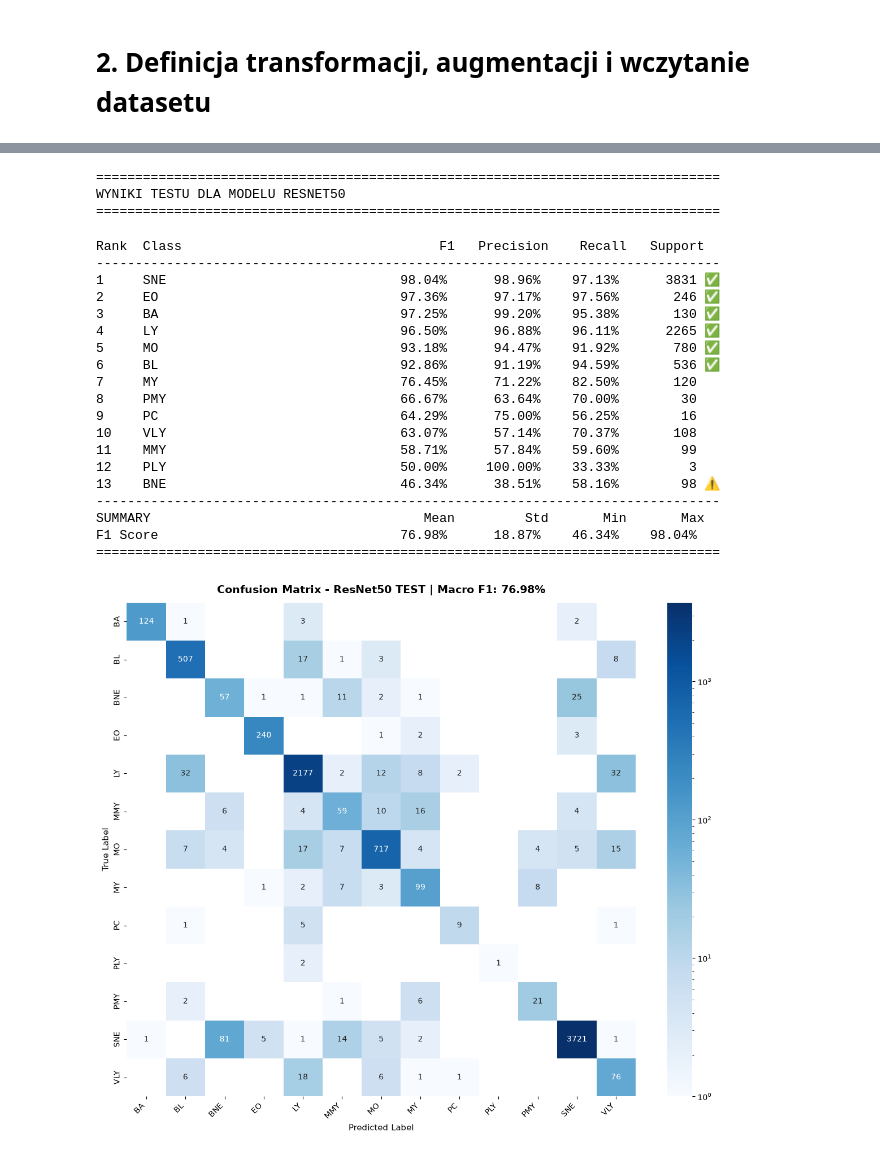
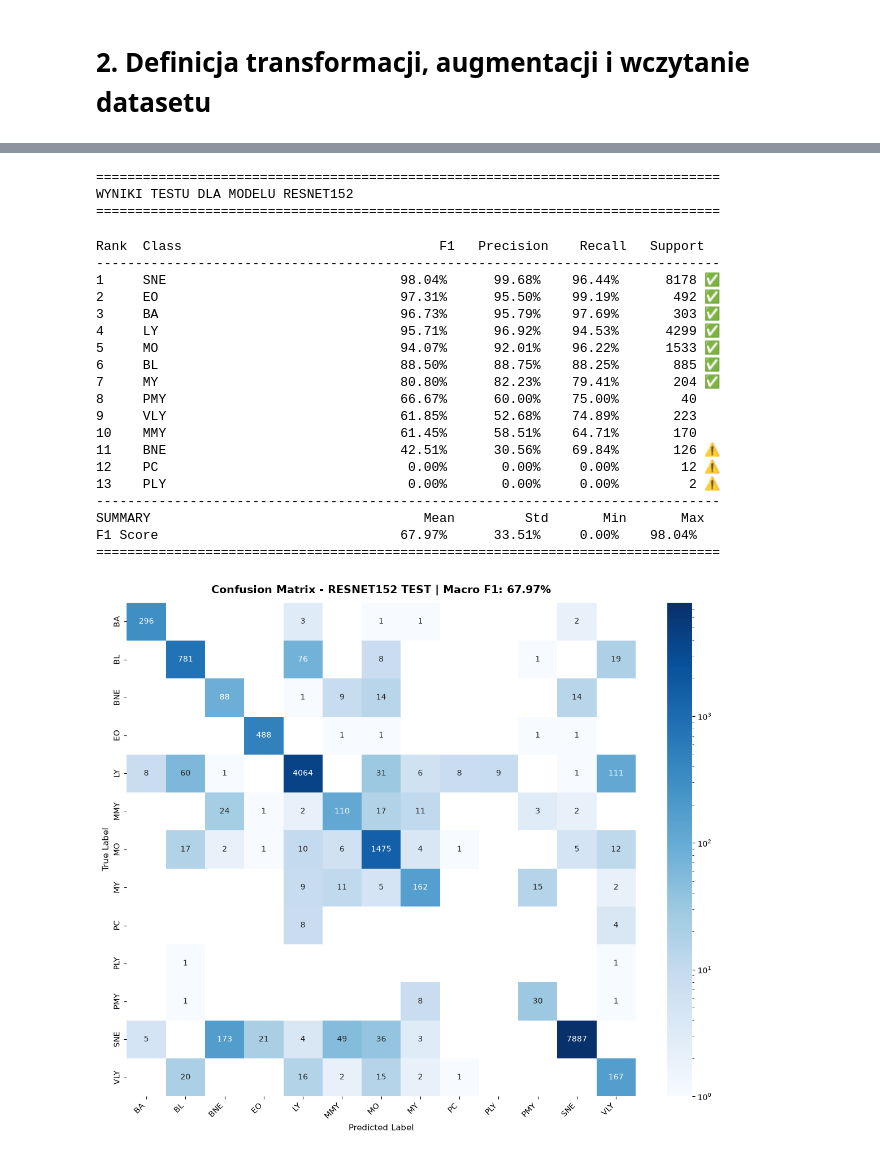
Before and after one commit to Rafitooo/AplikacjaWspomagajacaRozpoznawanieTypowKomorekKrwiNaPodstawieZdjecMikroskopowych, a Jupyter notebook: src/training.ipynb, the cells around one changed output, grey strips where cells are left out. Saved outputs shown, nothing was run; the diff lists cells and outputs as text; code cells hidden in the pictures.

Commit message:
Aktualizacja aplikacji, modeli ResNet i dokumentacji

```diff
--- a/src/training.ipynb
+++ b/src/training.ipynb
@@ -5,12 +5,14 @@ import torch
 import torch.nn as nn
 import torch.nn.functional as F
 import torch.optim as optim
-from torch.utils.data import DataLoader
+from torch.utils.data import DataLoader, WeightedRandomSampler,ConcatDataset
 from torchvision import datasets, transforms
 import os
 import torchvision.models as models
 import time
-from sklearn.metrics import f1_score, balanced_accuracy_score, precision_recall_fscore_support, confusion_matrix, precision_score, recall_score
+import json
+import csv
+from sklearn.metrics import (f1_score, precision_score, recall_score, balanced_accuracy_score, confusion_matrix)
 from tqdm import tqdm
 import numpy as np
 import matplotlib.pyplot as plt
@@ -21,6 +23,15 @@ from collections import Counter
 #sprawdzenie dostępności GPU
 device = torch.device("cuda" if torch.cuda.is_available() else "cpu")
 print(f"Używane urządzenie: {device}")
+
+#wybór architektury do treningu
+MODEL_NAME = "resnet152"
+
+#seed
+torch.manual_seed(42)
+np.random.seed(42)
+
+os.makedirs(f"reports/{MODEL_NAME}", exist_ok=True)
 # %% [output]
 Używane urządzenie: cuda
 # %% [markdown]
@@ -387,10 +834,10 @@ class_names = train_dataset.classes
 labels_index = list(range(len(class_names)))
 
 print("\n" + "="*80)
-print("WYNIKI TESTU DLA MODELU RESNET50")
+print(f"WYNIKI TESTU DLA MODELU {MODEL_NAME.upper()}")
 print("="*80)
 
-model.load_state_dict(torch.load("best_resnet50_wbc.pth", weights_only=True))
+model.load_state_dict(torch.load(f"reports/{MODEL_NAME}/best_{MODEL_NAME}_wbc.pth", map_location=device,weights_only=True))
 model.eval()
 
 all_true = []
@@ -409,6 +856,10 @@ f1 = f1_score(all_true, all_predictions, labels=labels_index, average=None, zero
 prec = precision_score(all_true, all_predictions, labels=labels_index, average=None, zero_division=0) * 100
 rec = recall_score(all_true, all_predictions, labels=labels_index, average=None, zero_division=0) * 100
 supp = Counter(all_true)
+
+# Sposób prezentacji metryk dla poszczególnych klas
+# zaadaptowano na podstawie kodu Luu Le i współautorów.
+# Źródło: https://github.com/luulecmg/WBCBench2026
 
 stats = []
 for i, name in enumerate(class_names):
@@ -420,48 +871,69 @@ print(f"{'Rank':<6}{'Class':<30}{'F1':>10}{'Precision':>12}{'Recall':>10}{'Suppo
 print("-"*80)
 for r, s in enumerate(stats, 1):
     ind = "⚠️" if s['f1'] < 50 else ("✅" if s['f1'] >= 80 else "  ")
     print(f"{r:<6}{s['name']:<30}{s['f1']:>8.2f}%{s['prec']:>11.2f}%{s['rec']:>9.2f}%{s['sup']:>10} {ind}")
 
 print("-"*80)
 f1_vals = [s['f1'] for s in stats]
 mean_f1 = np.mean(f1_vals)
 print(f"{'SUMMARY':<36}{'Mean':>10}{'Std':>12}{'Min':>10}{'Max':>10}")
 print(f"{'F1 Score':<36}{mean_f1:>8.2f}%{np.std(f1_vals):>11.2f}%{np.min(f1_vals):>9.2f}%{np.max(f1_vals):>9.2f}%")
 print("="*80 + "\n")
 
 cm = confusion_matrix(all_true, all_predictions, labels=labels_index)
 plt.figure(figsize=(12, 10))
 ax = sns.heatmap(cm, mask=(cm == 0), annot=True, fmt='d', cmap='Blues',norm=LogNorm(vmin=1, vmax=cm.max()), xticklabels=class_names, yticklabels=class_names, cbar=True)
 ax.set_facecolor('white')
-plt.title(f'Confusion Matrix - ResNet50 TEST | Macro F1: {mean_f1:.2f}%', fontsize=14, pad=12, fontweight='bold')
+plt.title(f'Confusion Matrix - {MODEL_NAME.upper()} TEST | Macro F1: {mean_f1:.2f}%', fontsize=14, pad=12, fontweight='bold')
 plt.xlabel('Predicted Label', fontsize=11)
 plt.ylabel('True Label', fontsize=11)
 plt.xticks(rotation=45, ha='right')
 plt.yticks(rotation=90, va='center')
 plt.tight_layout()
-plt.savefig('confusion_matrix_resnet50_test.png', dpi=300, bbox_inches='tight')
+plt.savefig(f'reports/{MODEL_NAME}/confusion_matrix_test.png', dpi=300, bbox_inches='tight')
 plt.show()
+
+#zapis wyników testowych dla panelu dewelopera
+test_results = {
+    "macro_f1": float(mean_f1),
+    "precision": float(np.mean(prec)),
+    "recall": float(np.mean(rec)),
+    "balanced_accuracy": float(balanced_accuracy_score(all_true, all_predictions) * 100),
+    "classes": {
+        name: {
+            "f1": float(f1[i]),
+            "precision": float(prec[i]),
+            "recall": float(rec[i]),
+            "support": supp.get(i, 0)
+        }
+        for i, name in enumerate(class_names)
+    },
+    "confusion_matrix": cm.tolist()
+}
+
+with open(f"reports/{MODEL_NAME}/test_metrics.json", "w") as file:
+    json.dump(test_results, file, indent=4)
 # %% [output]
 ================================================================================
-WYNIKI TESTU DLA MODELU RESNET50
+WYNIKI TESTU DLA MODELU RESNET152
 ================================================================================
 Rank  Class                                 F1   Precision    Recall   Support
 --------------------------------------------------------------------------------
-1     SNE                              98.04%      98.96%    97.13%      3831 ✅
-2     EO                               97.36%      97.17%    97.56%       246 ✅
-3     BA                               97.25%      99.20%    95.38%       130 ✅
-4     LY                               96.50%      96.88%    96.11%      2265 ✅
-5     MO                               93.18%      94.47%    91.92%       780 ✅
-6     BL                               92.86%      91.19%    94.59%       536 ✅
-7     MY                               76.45%      71.22%    82.50%       120
-8     PMY                              66.67%      63.64%    70.00%        30
-9     PC                               64.29%      75.00%    56.25%        16
-10    VLY                              63.07%      57.14%    70.37%       108
-11    MMY                              58.71%      57.84%    59.60%        99
-12    PLY                              50.00%     100.00%    33.33%         3
-13    BNE                              46.34%      38.51%    58.16%        98 ⚠️
+1     SNE                              98.04%      99.68%    96.44%      8178 ✅
+2     EO                               97.31%      95.50%    99.19%       492 ✅
+3     BA                               96.73%      95.79%    97.69%       303 ✅
+4     LY                               95.71%      96.92%    94.53%      4299 ✅
+5     MO                               94.07%      92.01%    96.22%      1533 ✅
+6     BL                               88.50%      88.75%    88.25%       885 ✅
+7     MY                               80.80%      82.23%    79.41%       204 ✅
+8     PMY                              66.67%      60.00%    75.00%        40
+9     VLY                              61.85%      52.68%    74.89%       223
+10    MMY                              61.45%      58.51%    64.71%       170
+11    BNE                              42.51%      30.56%    69.84%       126 ⚠️
+12    PC                                0.00%       0.00%     0.00%        12 ⚠️
+13    PLY                               0.00%       0.00%     0.00%         2 ⚠️
 --------------------------------------------------------------------------------
 SUMMARY                                   Mean         Std       Min       Max
-F1 Score                               76.98%      18.87%    46.34%    98.04%
+F1 Score                               67.97%      33.51%     0.00%    98.04%
 ================================================================================
-[figure, old version]
+[figure, new version]
```
Also changed, not shown: parts of 14 cells of this notebook, 50 other files.
